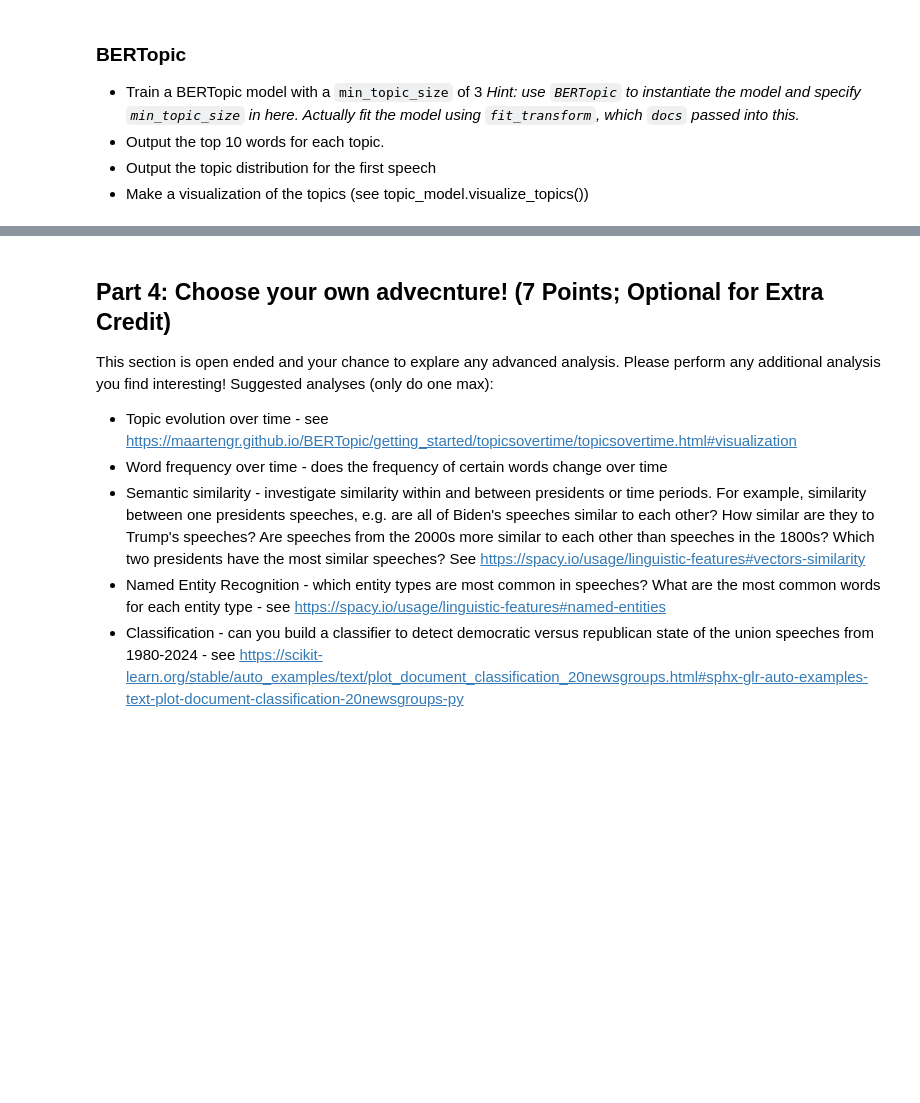
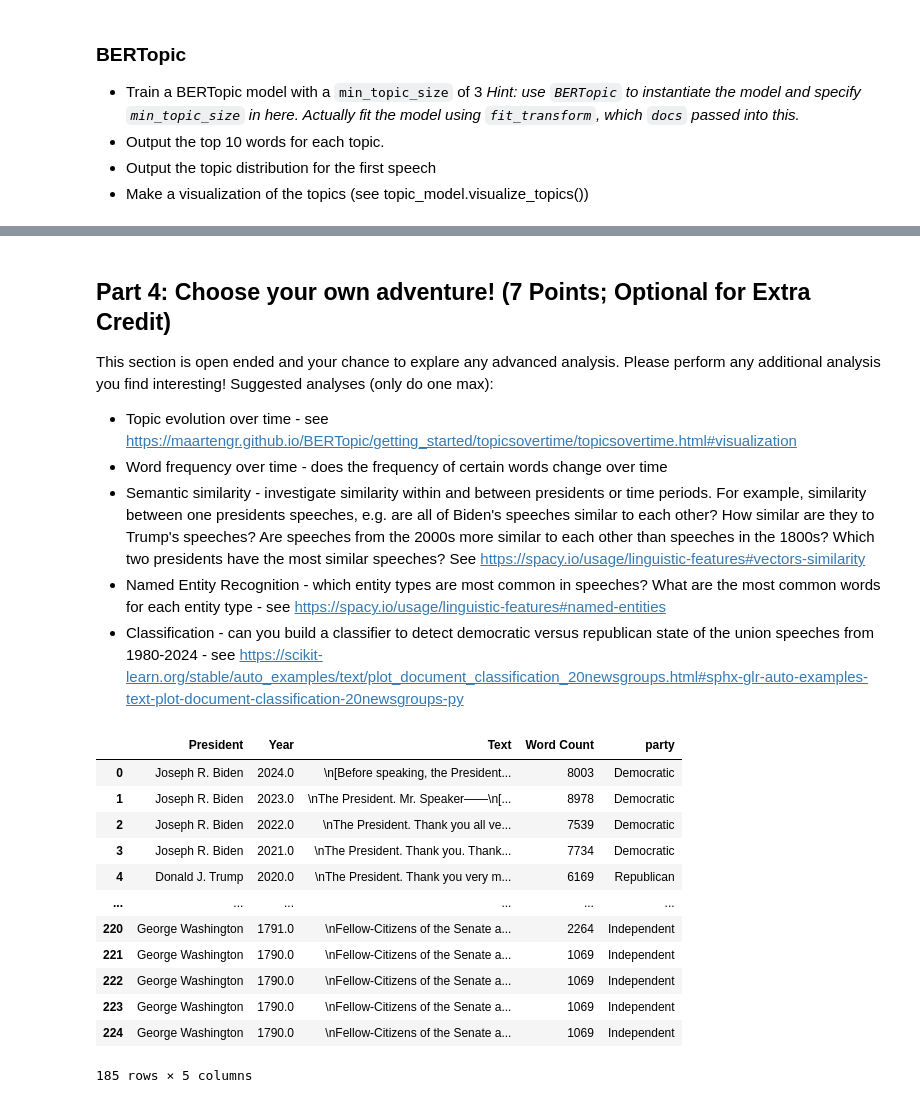
Before and after one commit to UCB-stat-159-f25/proj02-group09, a Jupyter notebook: proj02-nlp.ipynb, the cells around one changed output, grey strips where cells are left out. Cells and saved outputs as stored; diff of their text form; code cells hidden in the pictures; blank space fills up the shorter version.

Commit message:
Updated Part 04 - cleaned up code and added comments

```diff
--- a/proj02-nlp.ipynb
+++ b/proj02-nlp.ipynb
@@ -413,5 +525,5 @@ topic_model.visualize_topics()
 # %% [markdown]
-## Part 4: Choose your own advecnture! (7 Points; Optional for Extra Credit)
+## Part 4: Choose your own adventure! (7 Points; Optional for Extra Credit)
 
 This section is open ended and your chance to explare any advanced analysis. Please perform any additional analysis you find interesting! Suggested analyses (only do one max):
 
@@ -432,21 +545,30 @@ categories = [
     "Whig"
 ]
 # %%
+# Reading in the file for all US Presidents and their parties
 presidents_and_parties = pd.read_csv("presidents_and_parties.csv")
 presidents_and_parties = presidents_and_parties[presidents_and_parties["country"] == "USA"]
+# Create a new dataframe with just the president's name and party
 pres_parties = presidents_and_parties[["name", "party"]]
-df_merged0 = sou.merge(pres_parties, left_on="President", right_on="name")
-df_merged1 = df_merged0[["President", "Year", "Text", "Word Count", "party"]]
-df_merged = df_merged1[df_merged1["party"].isin(categories)]
-df_dems = df_merged[df_merged["party"] == "Democratic"]
-df_dems
-df_reps = df_merged[df_merged["party"] == "Republican"]
-df_reps
-df_ind = df_merged[df_merged["party"] == "Independent"]
-df_ind
-df_whig = df_merged[df_merged["party"] == "Whig"]
-df_ind
+# Merge the dataframes on the president name to add the party to the sou dataframe
+df_merged_with_party = sou.merge(pres_parties, left_on="President", right_on="name")
+df_merged_with_party = df_merged_with_party[["President", "Year", "Text", "Word Count", "party"]]
+df_merged = df_merged_with_party[df_merged_with_party["party"].isin(categories)]
 
 df_pres_parties = df_merged[df_merged["party"].isin(categories)]
 df_pres_parties
+# %% [output]
+|  | President | Year | Text | Word Count | party |
+| 0 | Joseph R. Biden | 2024.0 | \n[Before speaking, the President... | 8003 | Democratic |
+| 1 | Joseph R. Biden | 2023.0 | \nThe President. Mr. Speaker——\n[... | 8978 | Democratic |
+| 2 | Joseph R. Biden | 2022.0 | \nThe President. Thank you all ve... | 7539 | Democratic |
+| 3 | Joseph R. Biden | 2021.0 | \nThe President. Thank you. Thank... | 7734 | Democratic |
+| 4 | Donald J. Trump | 2020.0 | \nThe President. Thank you very m... | 6169 | Republican |
+| ... | ... | ... | ... | ... | ... |
+| 220 | George Washington | 1791.0 | \nFellow-Citizens of the Senate a... | 2264 | Independent |
+| 221 | George Washington | 1790.0 | \nFellow-Citizens of the Senate a... | 1069 | Independent |
+| 222 | George Washington | 1790.0 | \nFellow-Citizens of the Senate a... | 1069 | Independent |
+| 223 | George Washington | 1790.0 | \nFellow-Citizens of the Senate a... | 1069 | Independent |
+| 224 | George Washington | 1790.0 | \nFellow-Citizens of the Senate a... | 1069 | Independent |
+185 rows × 5 columns
 # %%
```
Also changed, not shown: parts of 20 cells of this notebook.
